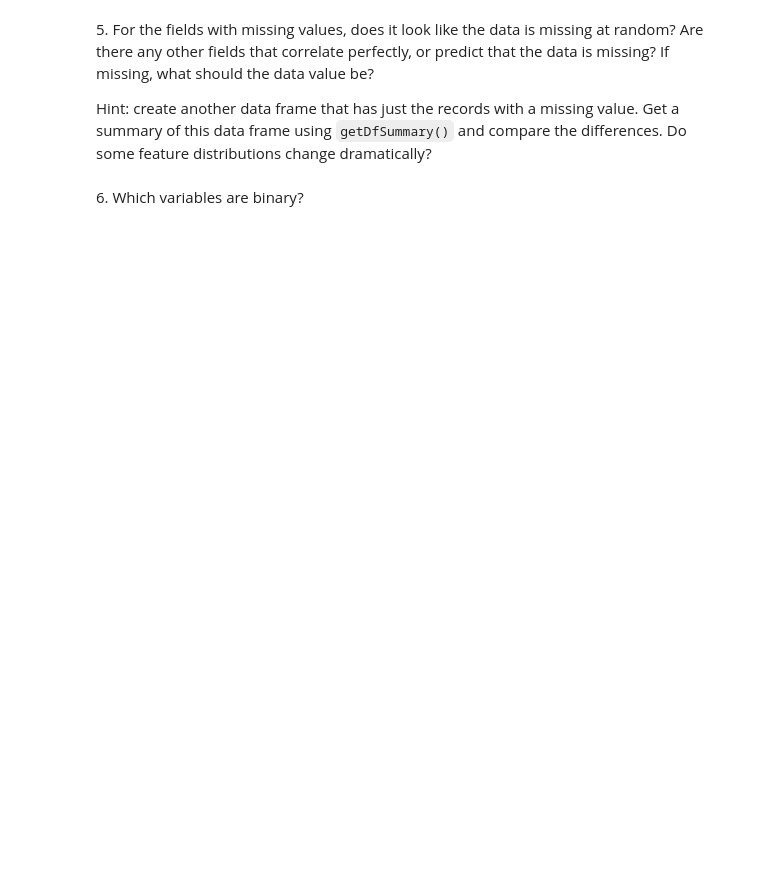
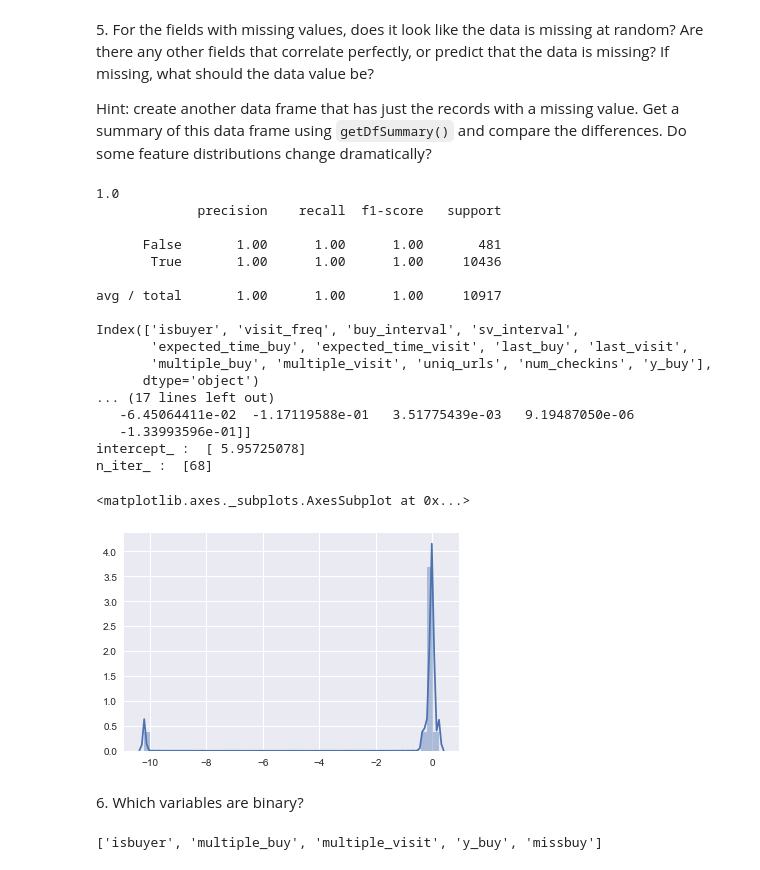
Before and after one commit to concannon/DataScienceCourse, a Jupyter notebook: homework/Homework 2_$cmc1204.ipynb, the cells around one changed output. Cells and saved outputs as stored; diff of their text form; code cells hidden in the pictures; blank space fills up the shorter version.

```diff
--- a/homework/Homework 2_$cmc1204.ipynb
+++ b/homework/Homework 2_$cmc1204.ipynb
@@ -197,2 +192,70 @@ Hint: create another data frame that has just the records with a missing value.
+# %%
+# Place your code here
+ads = DataFrame.from_csv('ads_dataset.tsv', sep='\t', header=0)
+#Create a new dummy variable to flag missing 'missbuy'
+ads['missbuy'] = pd.isnull(ads).any(axis=1)
+ads = ads.drop('buy_freq',axis=1)
+
+#drop the correlate of 'missbuy'
+#ads = ads.drop('isbuyer',axis=1)
+
+#imports
+from sklearn.metrics import classification_report
+from sklearn.linear_model import LogisticRegression
+from sklearn.cross_validation import train_test_split
+from sklearn import metrics
+from sklearn.cross_validation import cross_val_score
+
+
+#training/testing
+X = ads.iloc[:,:-1]
+y = ads.iloc[:,-1:]
+X_train, X_test, y_train, y_test = train_test_split(X, y, test_size=0.2)
+# %precision %5g
+
+#model
+model = LogisticRegression()
+model = model.fit(X_train,y_train)
+print(model.score(X_test,y_test))
+
+y_pred = model.predict(X_test)
+
+
+print(classification_report(y_test,y_pred))
+
+
+print(X_train.columns)
+
+for property, value in vars(model).items():
+    print(property, ": ", value)
+sns.distplot(model.coef_)
+
+
+
+# The field 'isbuyer' seems to be quite related to the missingness of 'buyfreq'.
+# This makes sense, as the 'buyfreq' variable was likely generated off of purchase
+# history, something that would not be present if the customer was not 'isbuyer'.
+# Including this field in a simple logistic regression model yields perfect results - not good!
+# Dropping the 'isbuyer' variable results in much more realistic model performance.
+# %% [output]
+1.0
+             precision    recall  f1-score   support
+
+      False       1.00      1.00      1.00       481
+       True       1.00      1.00      1.00     10436
+
+avg / total       1.00      1.00      1.00     10917
+
+Index(['isbuyer', 'visit_freq', 'buy_interval', 'sv_interval',
+       'expected_time_buy', 'expected_time_visit', 'last_buy', 'last_visit',
+       'multiple_buy', 'multiple_visit', 'uniq_urls', 'num_checkins', 'y_buy'],
+      dtype='object')
+... (17 lines left out)
+   -6.45064411e-02  -1.17119588e-01   3.51775439e-03   9.19487050e-06
+   -1.33993596e-01]]
+intercept_ :  [ 5.95725078]
+n_iter_ :  [68]
+<matplotlib.axes._subplots.AxesSubplot at 0x...>
+[figure, added]
 # %% [markdown]
 6\. Which variables are binary?
@@ -200,0 +262,7 @@ Hint: create another data frame that has just the records with a missing value.
+# %%
+# Place your code here
+bool_cols = [col for col in ads if
+               ads[col].dropna().value_counts().index.isin([0,1]).all()]
+bool_cols
+# %% [output]
+['isbuyer', 'multiple_buy', 'multiple_visit', 'y_buy', 'missbuy']
```
Also changed, not shown: parts of 11 cells of this notebook, 11 other files.
